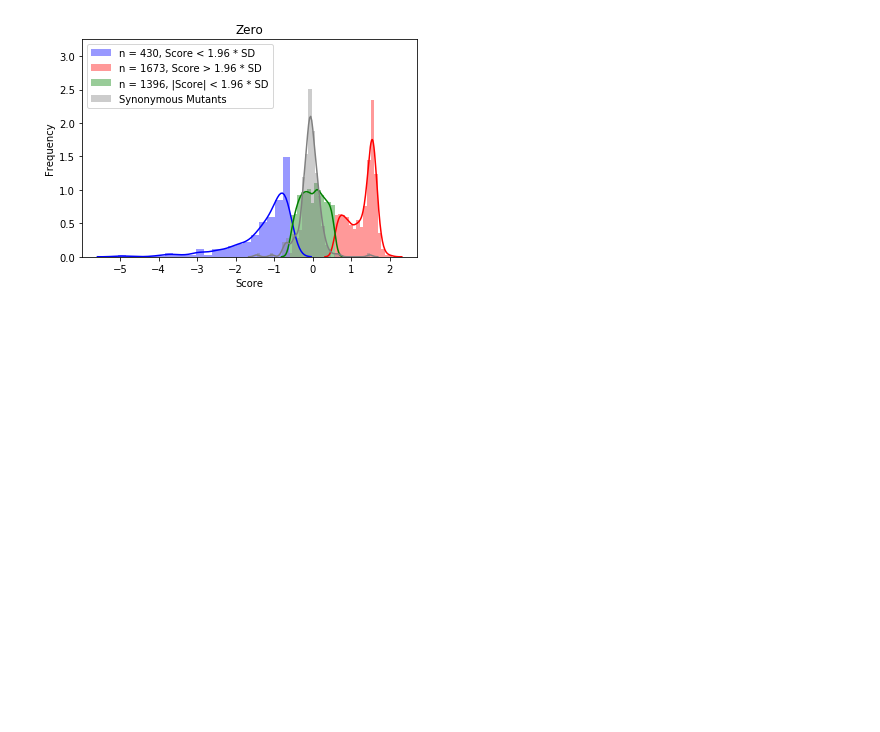
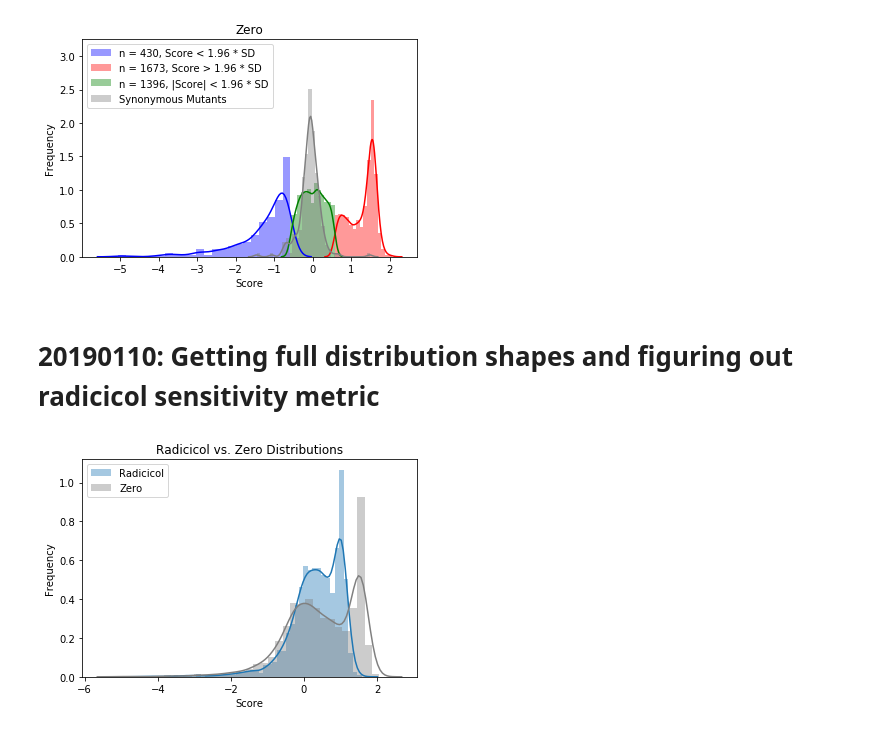
Before and after one commit to nguyenvanessa/src, a Jupyter notebook: Src_Variant_Analysis.ipynb, the cells around one changed output. Cells and saved outputs as stored; diff of their text form; code cells hidden in the pictures; blank space fills up the shorter version.

Commit message:
Updated Jupyter notebook and Figures folder
Updated Jupyter notebook and Figures folder

```diff
--- a/Src_Variant_Analysis.ipynb
+++ b/Src_Variant_Analysis.ipynb
@@ -124,3 +124,16 @@ for treatment, syn in zip(['Radicicol', 'Zero'], [varRad, varZero]):
 # %% [output]
 [figure]
 [figure]
+# %% [markdown]
+# 20190110: Getting full distribution shapes and figuring out radicicol sensitivity metric
+# %%
+# Distribution of radicicol and zero treatments for point mutants
+sns.distplot(pointMuts['Radicicol', 'score'], label = 'Radicicol')
+sns.distplot(pointMuts['Zero', 'score'], label = 'Zero', color = 'gray')
+plt.legend()
+plt.xlabel('Score')
+plt.ylabel('Frequency')
+plt.title('Radicicol vs. Zero Distributions')
+plt.show()
+# %% [output]
+[figure, added]
```
Also changed, not shown: parts of 6 cells of this notebook, 7 other files.
